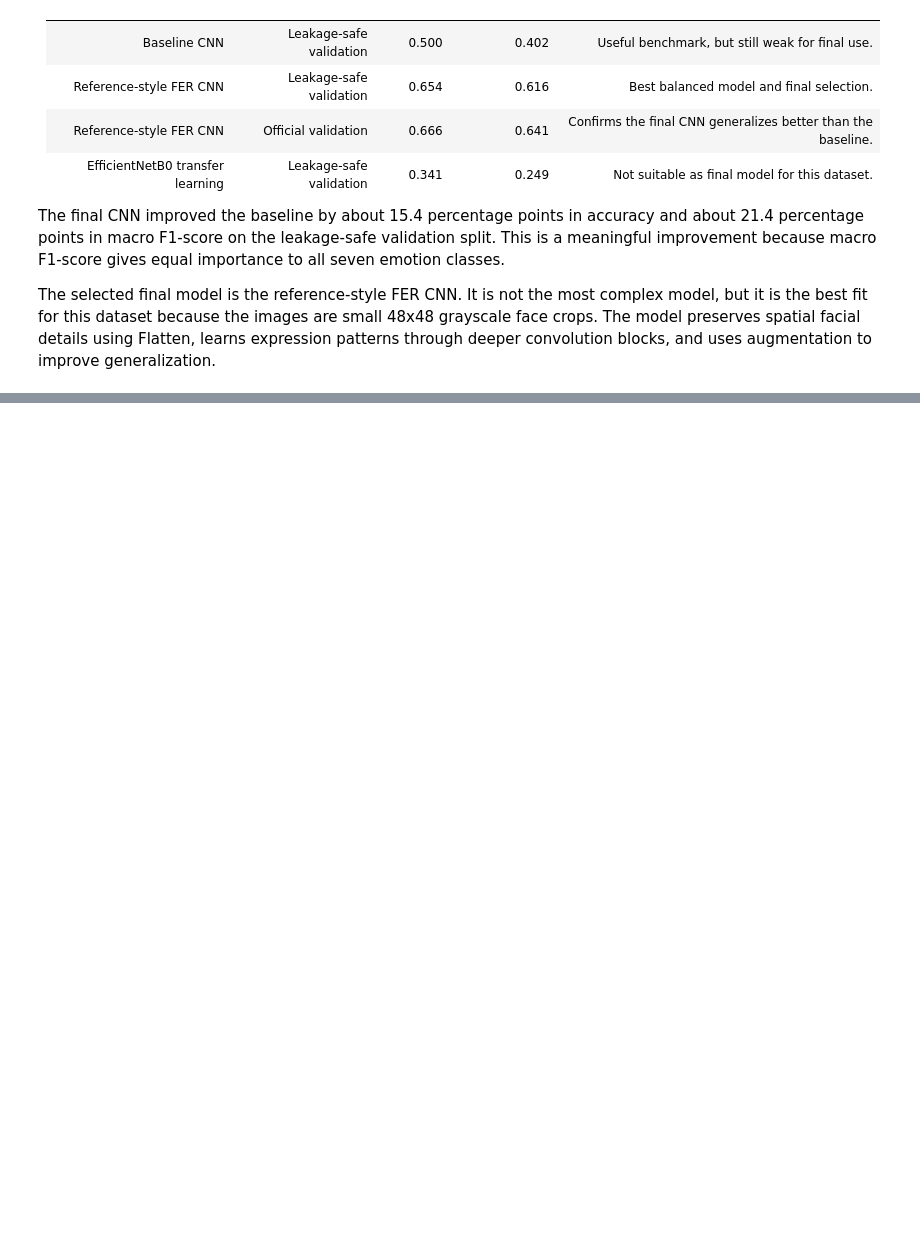
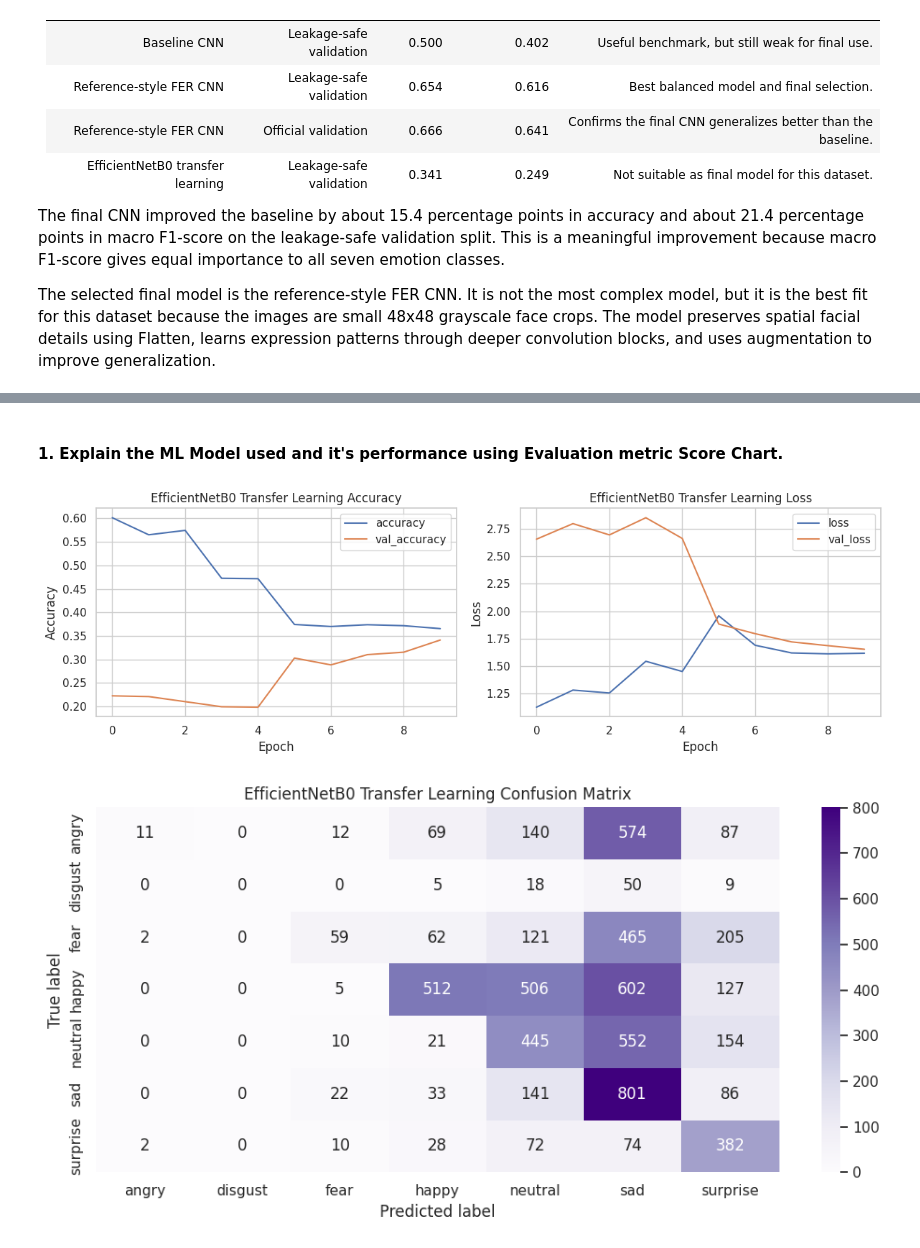
Before and after one commit to I-AM-PRASHANT-VERMA/Almabetter---DeepFER-Facial-Emotion-Recognition-Using-Deep-Learning, a Jupyter notebook: DeepFER_Facial_Emotion_Recognition.ipynb, the cells around one changed output, grey strips where cells are left out. Cells and saved outputs as stored; diff of their text form; code cells hidden in the pictures; blank space fills up the shorter version.

```diff
--- a/DeepFER_Facial_Emotion_Recognition.ipynb
+++ b/DeepFER_Facial_Emotion_Recognition.ipynb
@@ -1611,0 +2342,18 @@ The selected final model is the reference-style FER CNN. It is not the most comp
+# %% [markdown]
+#### 1. Explain the ML Model used and it's performance using Evaluation metric Score Chart.
+# %%
+# Code Cell 58: Evaluate Transfer Learning Visually
+# Show transfer-learning plots only if the model trained successfully.
+if transfer_model is not None:
+    plot_training_history(transfer_history, 'EfficientNetB0 Transfer Learning')
+    sns.heatmap(transfer_cm, annot=True, fmt='d', cmap='Purples', xticklabels=CLASS_NAMES, yticklabels=CLASS_NAMES)
+    plt.title('EfficientNetB0 Transfer Learning Confusion Matrix')
+    plt.xlabel('Predicted label')
+    plt.ylabel('True label')
+    plt.tight_layout()
+    plt.show()
+else:
+    print('No transfer learning chart because the transfer model was skipped.')
+# %% [output]
+[figure, added]
+[figure, added]
```
Also changed, not shown: parts of 37 cells of this notebook, 1 other file.
